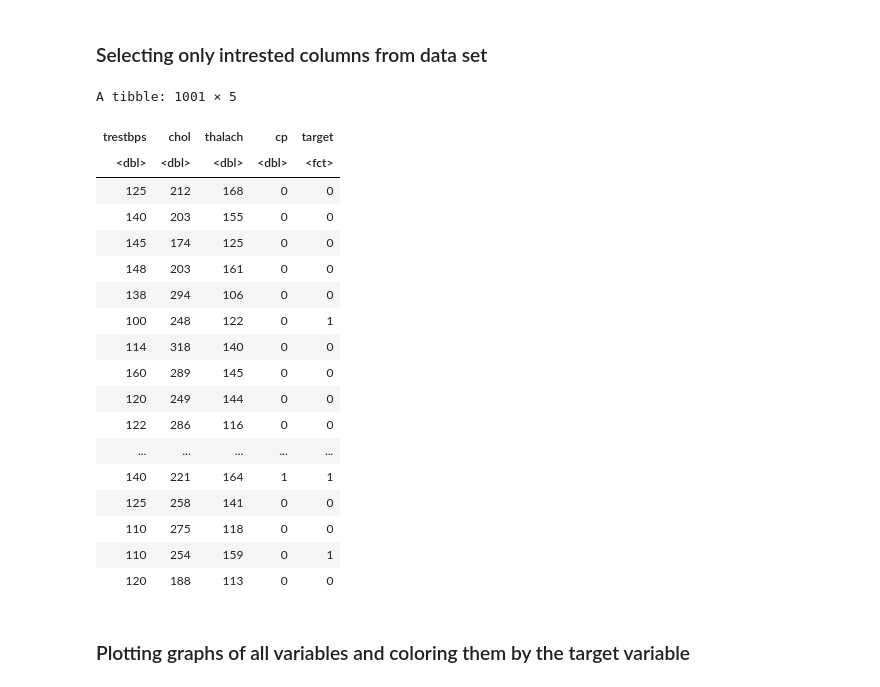
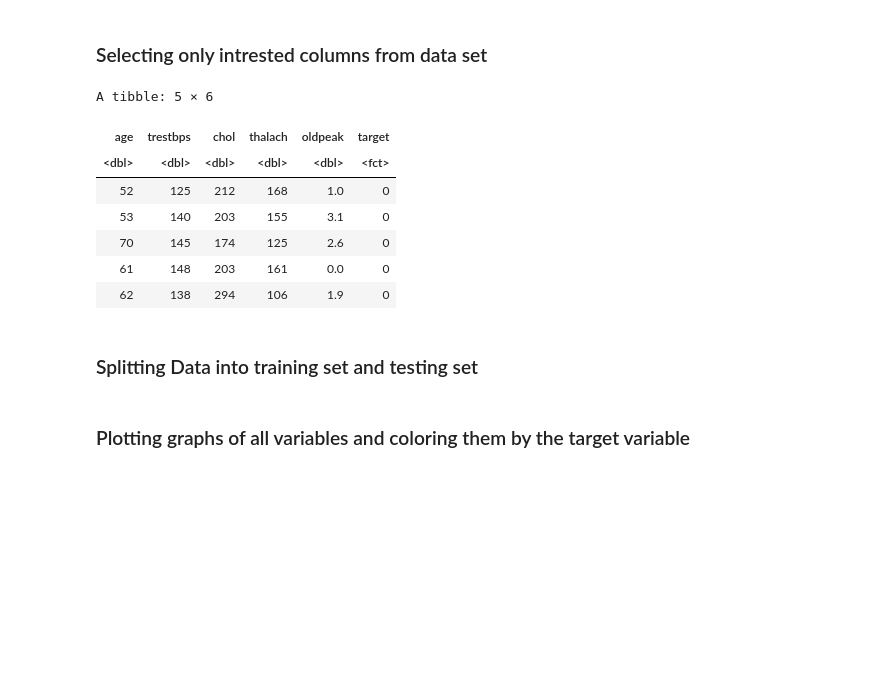
Before and after one commit to carriexu26/DSCI-Group-Project, a Jupyter notebook: heart_disease.ipynb, the cells around one changed output. Cells and saved outputs as stored; diff of their text form; code cells hidden in the pictures; blank space fills up the shorter version.

```diff
--- a/heart_disease.ipynb
+++ b/heart_disease.ipynb
@@ -108,25 +127,18 @@ A tibble: 1001 × 14
 # %% [markdown]
 ### Selecting only intrested columns from data set
 # %%
-heart_data_1 <- select(heart_data,trestbps,chol,thalach,cp,target) |> mutate(target = as_factor(target))
-heart_data_1
+heart_data <- heart_data |>
+    select(age, trestbps, chol, thalach, oldpeak, target) |>
+    mutate(target = as_factor(target))
+head(heart_data_1, 5)
 # %% [output]
-A tibble: 1001 × 5
+A tibble: 5 × 6
-| trestbps | chol | thalach | cp | target |
-| <dbl> | <dbl> | <dbl> | <dbl> | <fct> |
-| 125 | 212 | 168 | 0 | 0 |
-| 140 | 203 | 155 | 0 | 0 |
-| 145 | 174 | 125 | 0 | 0 |
-| 148 | 203 | 161 | 0 | 0 |
-| 138 | 294 | 106 | 0 | 0 |
-| 100 | 248 | 122 | 0 | 1 |
-| 114 | 318 | 140 | 0 | 0 |
-| 160 | 289 | 145 | 0 | 0 |
-| 120 | 249 | 144 | 0 | 0 |
-| 122 | 286 | 116 | 0 | 0 |
-| ... | ... | ... | ... | ... |
-| 140 | 221 | 164 | 1 | 1 |
-| 125 | 258 | 141 | 0 | 0 |
-| 110 | 275 | 118 | 0 | 0 |
-| 110 | 254 | 159 | 0 | 1 |
-| 120 | 188 | 113 | 0 | 0 |
+| age | trestbps | chol | thalach | oldpeak | target |
+| <dbl> | <dbl> | <dbl> | <dbl> | <dbl> | <fct> |
+| 52 | 125 | 212 | 168 | 1.0 | 0 |
+| 53 | 140 | 203 | 155 | 3.1 | 0 |
+| 70 | 145 | 174 | 125 | 2.6 | 0 |
+| 61 | 148 | 203 | 161 | 0.0 | 0 |
+| 62 | 138 | 294 | 106 | 1.9 | 0 |
+# %% [markdown]
+### Splitting Data into training set and testing set
```
Also changed, not shown: parts of 17 cells of this notebook.
